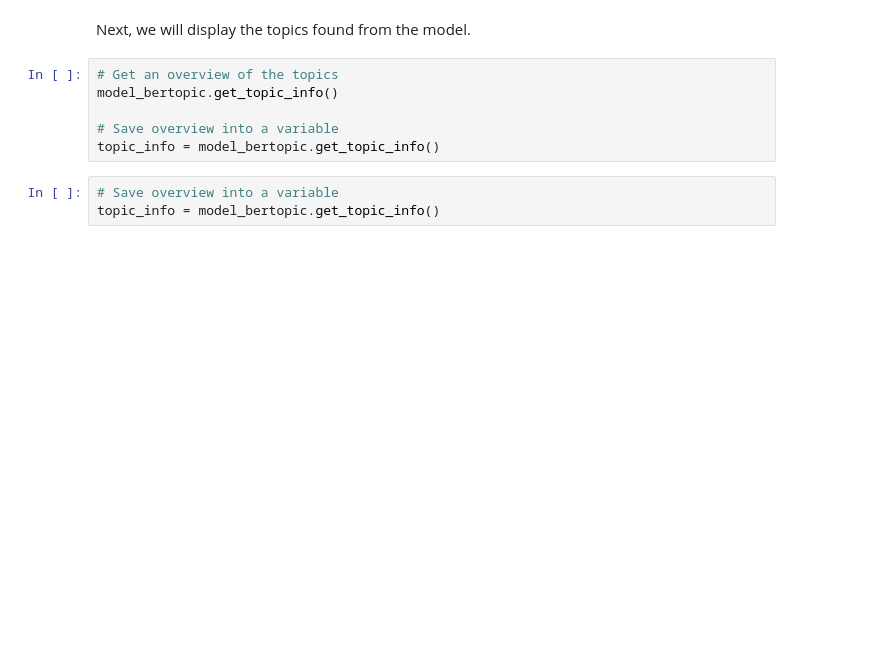
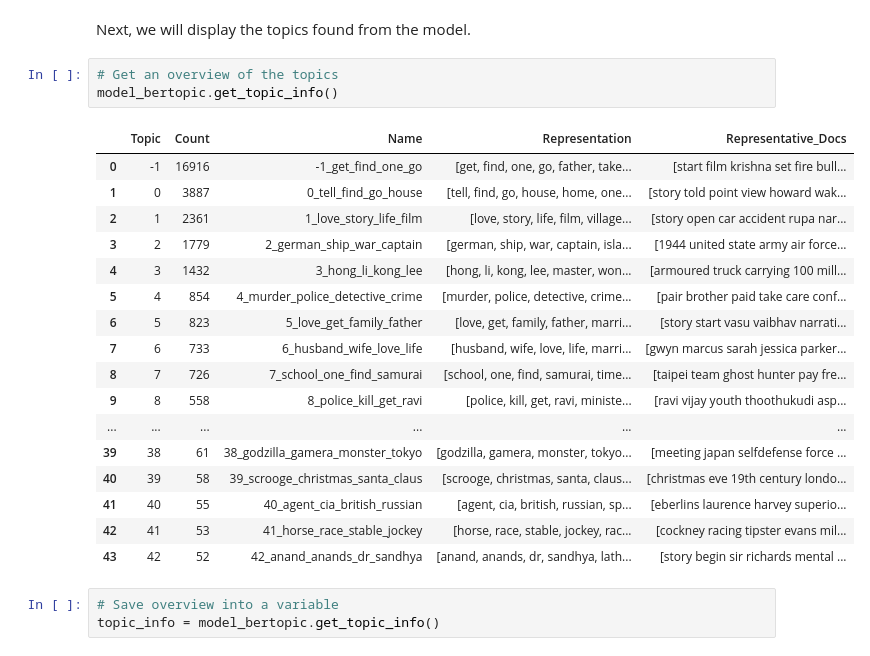
Before and after one commit to CSergiy/ML_Movie_Poster_Analysis, a Jupyter notebook: NLP Processing.ipynb, the cells around one changed output. Cells and saved outputs as stored; diff of their text form; blank space fills up the shorter version.

```diff
--- a/NLP Processing.ipynb
+++ b/NLP Processing.ipynb
@@ -166,9 +166,24 @@ Next, we will display the topics found from the model.
 # %%
 # Get an overview of the topics
 model_bertopic.get_topic_info()
-
-# Save overview into a variable
-topic_info = model_bertopic.get_topic_info()
+# %% [output]
+|  | Topic | Count | Name | Representation | Representative_Docs |
+| 0 | -1 | 16916 | -1_get_find_one_go | [get, find, one, go, father, take... | [start film krishna set fire bull... |
+| 1 | 0 | 3887 | 0_tell_find_go_house | [tell, find, go, house, home, one... | [story told point view howard wak... |
+| 2 | 1 | 2361 | 1_love_story_life_film | [love, story, life, film, village... | [story open car accident rupa nar... |
+| 3 | 2 | 1779 | 2_german_ship_war_captain | [german, ship, war, captain, isla... | [1944 united state army air force... |
+| 4 | 3 | 1432 | 3_hong_li_kong_lee | [hong, li, kong, lee, master, won... | [armoured truck carrying 100 mill... |
+| 5 | 4 | 854 | 4_murder_police_detective_crime | [murder, police, detective, crime... | [pair brother paid take care conf... |
+| 6 | 5 | 823 | 5_love_get_family_father | [love, get, family, father, marri... | [story start vasu vaibhav narrati... |
+| 7 | 6 | 733 | 6_husband_wife_love_life | [husband, wife, love, life, marri... | [gwyn marcus sarah jessica parker... |
+| 8 | 7 | 726 | 7_school_one_find_samurai | [school, one, find, samurai, time... | [taipei team ghost hunter pay fre... |
+| 9 | 8 | 558 | 8_police_kill_get_ravi | [police, kill, get, ravi, ministe... | [ravi vijay youth thoothukudi asp... |
+| ... | ... | ... | ... | ... | ... |
+| 39 | 38 | 61 | 38_godzilla_gamera_monster_tokyo | [godzilla, gamera, monster, tokyo... | [meeting japan selfdefense force ... |
+| 40 | 39 | 58 | 39_scrooge_christmas_santa_claus | [scrooge, christmas, santa, claus... | [christmas eve 19th century londo... |
+| 41 | 40 | 55 | 40_agent_cia_british_russian | [agent, cia, british, russian, sp... | [eberlins laurence harvey superio... |
+| 42 | 41 | 53 | 41_horse_race_stable_jockey | [horse, race, stable, jockey, rac... | [cockney racing tipster evans mil... |
+| 43 | 42 | 52 | 42_anand_anands_dr_sandhya | [anand, anands, dr, sandhya, lath... | [story begin sir richards mental ... |
 # %%
 # Save overview into a variable
 topic_info = model_bertopic.get_topic_info()
```
Also changed, not shown: parts of 3 cells of this notebook.
